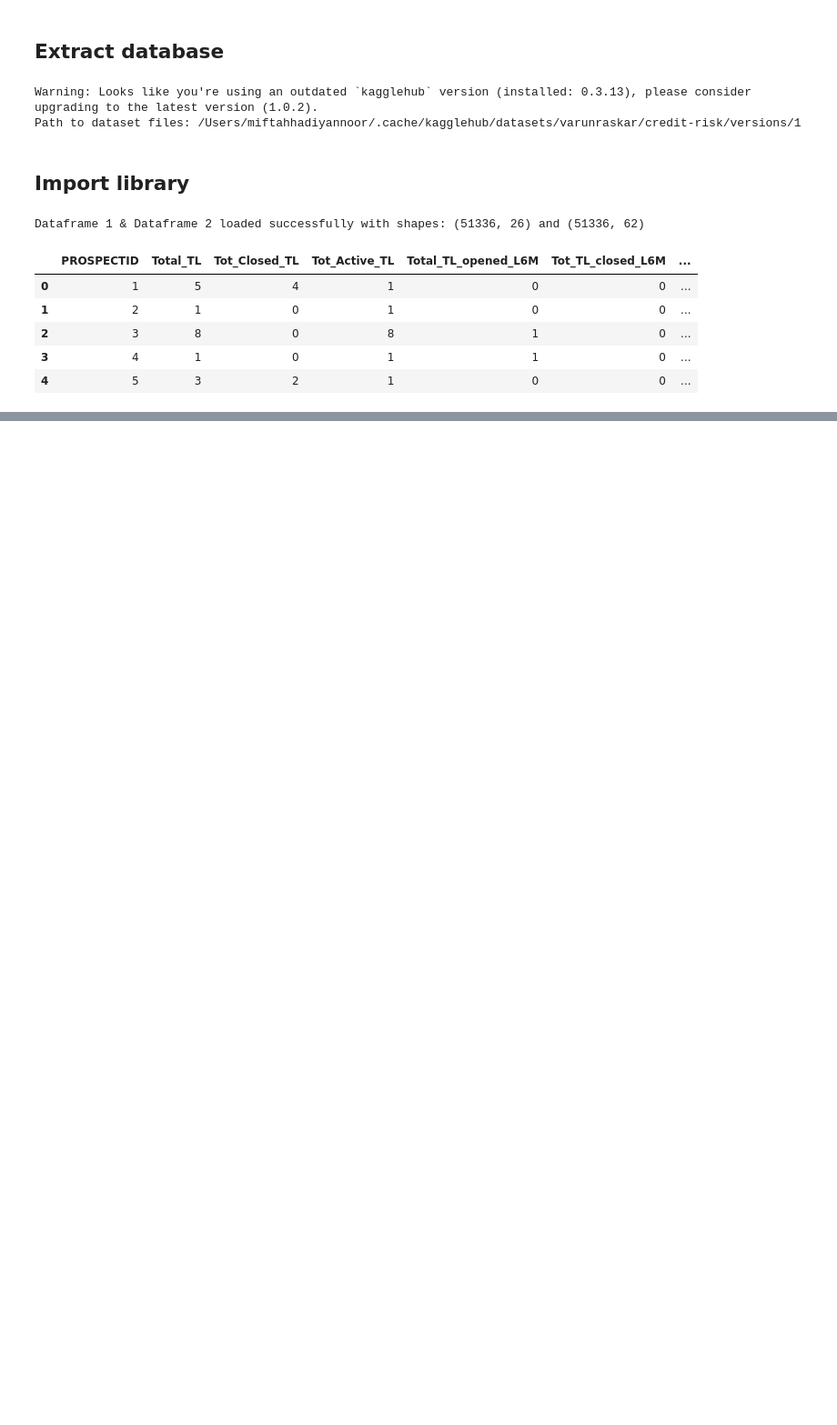
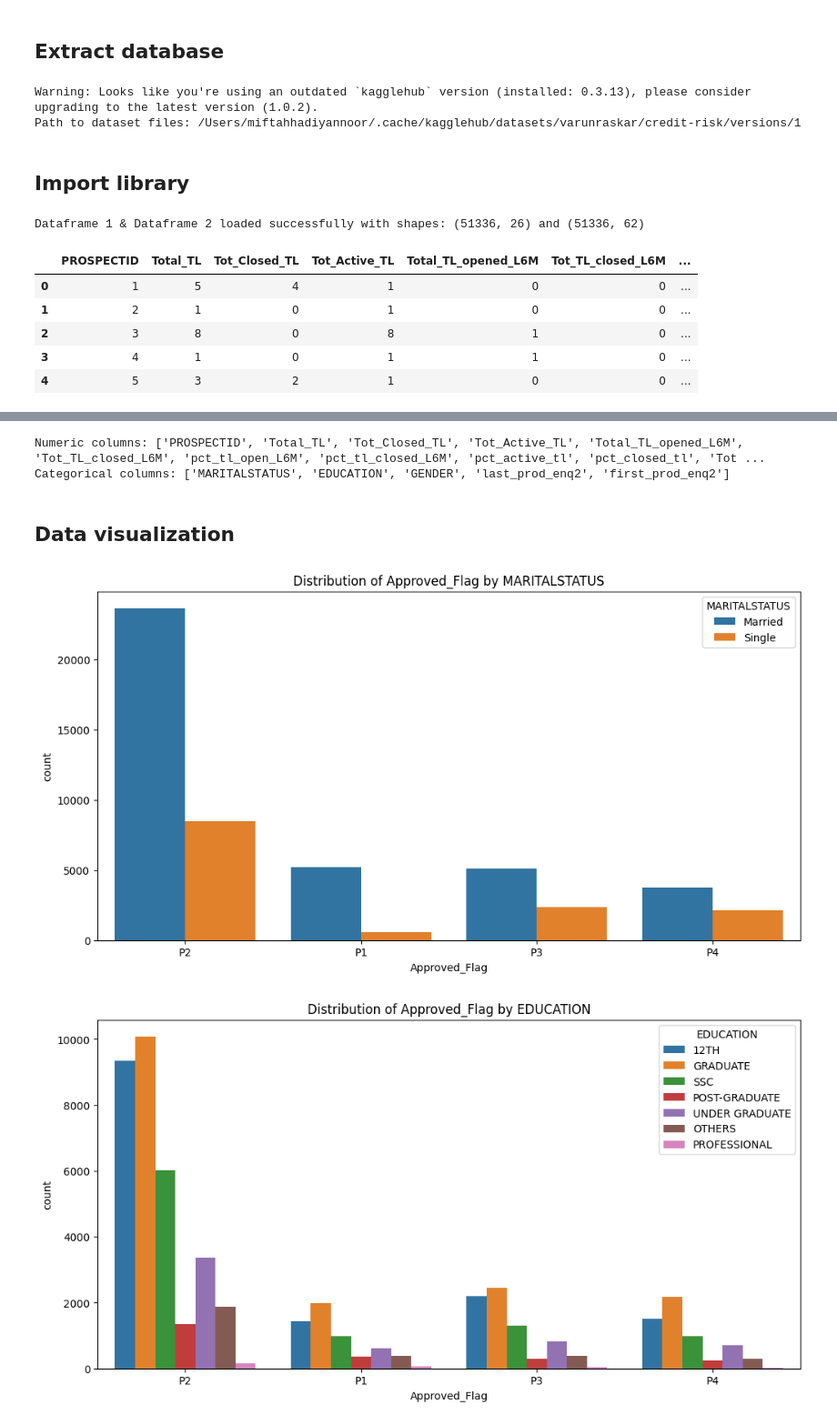
Before and after one commit to Mipjeiger/Credit-Risk-Analyst, a Jupyter notebook: notebooks/01_eda.ipynb, the cells around one changed output, grey strips where cells are left out. Shown at 91% size. Cells and saved outputs as stored; diff of their text form; code cells hidden in the pictures; blank space fills up the shorter version.

```diff
--- a/notebooks/01_eda.ipynb
+++ b/notebooks/01_eda.ipynb
@@ -53,0 +120,3 @@ df_2.head()
+# %%
+df = pd.merge(df_1, df_2, on='PROSPECTID', how='inner')
+df.head()
@@ -53,0 +157,22 @@ df_2.head()
+# %%
+numeric = df.select_dtypes(include=['int64', 'float64']).columns.tolist()
+categorical = df.select_dtypes(include=['object', 'category']).columns.tolist()
+categorical = [col for col in categorical if col != 'Approved_Flag']
+print(f"Numeric columns: {numeric}")
+print(f"Categorical columns: {categorical}")
+# %% [output]
+Numeric columns: ['PROSPECTID', 'Total_TL', 'Tot_Closed_TL', 'Tot_Active_TL', 'Total_TL_opened_L6M', 'Tot_TL_closed_L6M', 'pct_tl_open_L6M', 'pct_tl_closed_L6M', 'pct_active_tl', 'pct_closed_tl', 'Tot ...
+Categorical columns: ['MARITALSTATUS', 'EDUCATION', 'GENDER', 'last_prod_enq2', 'first_prod_enq2']
+# %% [markdown]
+## Data visualization
+# %%
+# Visualize for distribution each columns in categorical columns
+for col in categorical:
+    plt.figure(figsize=(12, 6))
+    sns.countplot(data=df, x='Approved_Flag', hue=col)
+    plt.title(f'Distribution of Approved_Flag by {col}')
+    plt.legend(title=col, loc='upper right')
+    plt.show()
+# %% [output]
+[figure, added]
+[figure, added]
```
Also changed, not shown: parts of 32 cells of this notebook, 1 other file.
